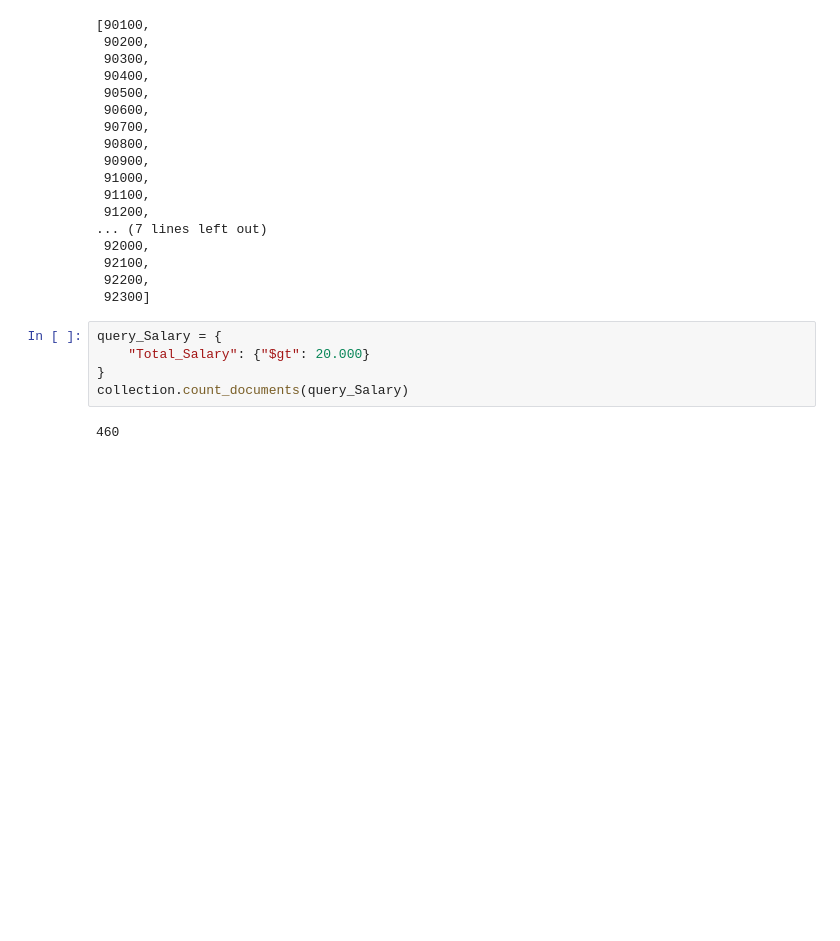
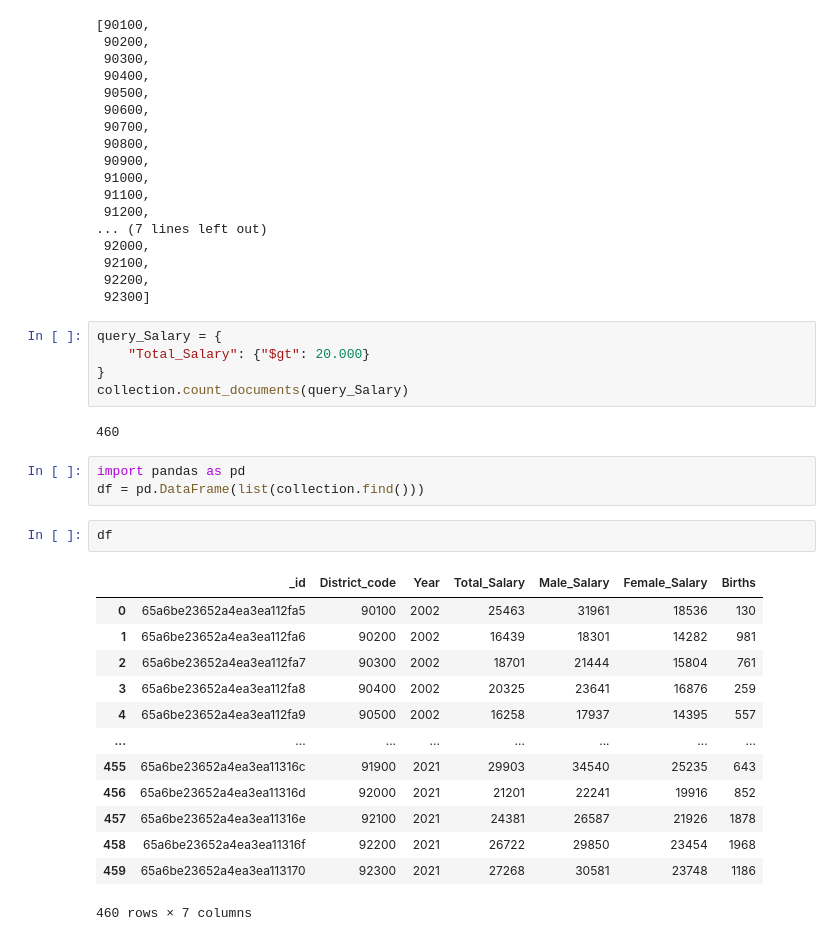
Before and after one commit to ds23m028/Abschlussprojekt_DSI, a Jupyter notebook: Data_Analysis.ipynb, the cells around one changed output. Drawn from its saved outputs; the diff is of its cells as text; blank space fills up the shorter version.

```diff
--- a/Data_Analysis.ipynb
+++ b/Data_Analysis.ipynb
@@ -73,3 +73,22 @@ query_Salary = {
 collection.count_documents(query_Salary)
 # %% [output]
 460
+# %%
+import pandas as pd
+df = pd.DataFrame(list(collection.find()))
+# %%
+df
+# %% [output]
+|  | _id | District_code | Year | Total_Salary | Male_Salary | Female_Salary | Births |
+| 0 | 65a6be23652a4ea3ea112fa5 | 90100 | 2002 | 25463 | 31961 | 18536 | 130 |
+| 1 | 65a6be23652a4ea3ea112fa6 | 90200 | 2002 | 16439 | 18301 | 14282 | 981 |
+| 2 | 65a6be23652a4ea3ea112fa7 | 90300 | 2002 | 18701 | 21444 | 15804 | 761 |
+| 3 | 65a6be23652a4ea3ea112fa8 | 90400 | 2002 | 20325 | 23641 | 16876 | 259 |
+| 4 | 65a6be23652a4ea3ea112fa9 | 90500 | 2002 | 16258 | 17937 | 14395 | 557 |
+| ... | ... | ... | ... | ... | ... | ... | ... |
+| 455 | 65a6be23652a4ea3ea11316c | 91900 | 2021 | 29903 | 34540 | 25235 | 643 |
+| 456 | 65a6be23652a4ea3ea11316d | 92000 | 2021 | 21201 | 22241 | 19916 | 852 |
+| 457 | 65a6be23652a4ea3ea11316e | 92100 | 2021 | 24381 | 26587 | 21926 | 1878 |
+| 458 | 65a6be23652a4ea3ea11316f | 92200 | 2021 | 26722 | 29850 | 23454 | 1968 |
+| 459 | 65a6be23652a4ea3ea113170 | 92300 | 2021 | 27268 | 30581 | 23748 | 1186 |
+460 rows × 7 columns
```
Also changed, not shown: parts of 1 cell of this notebook, 2 other files.
